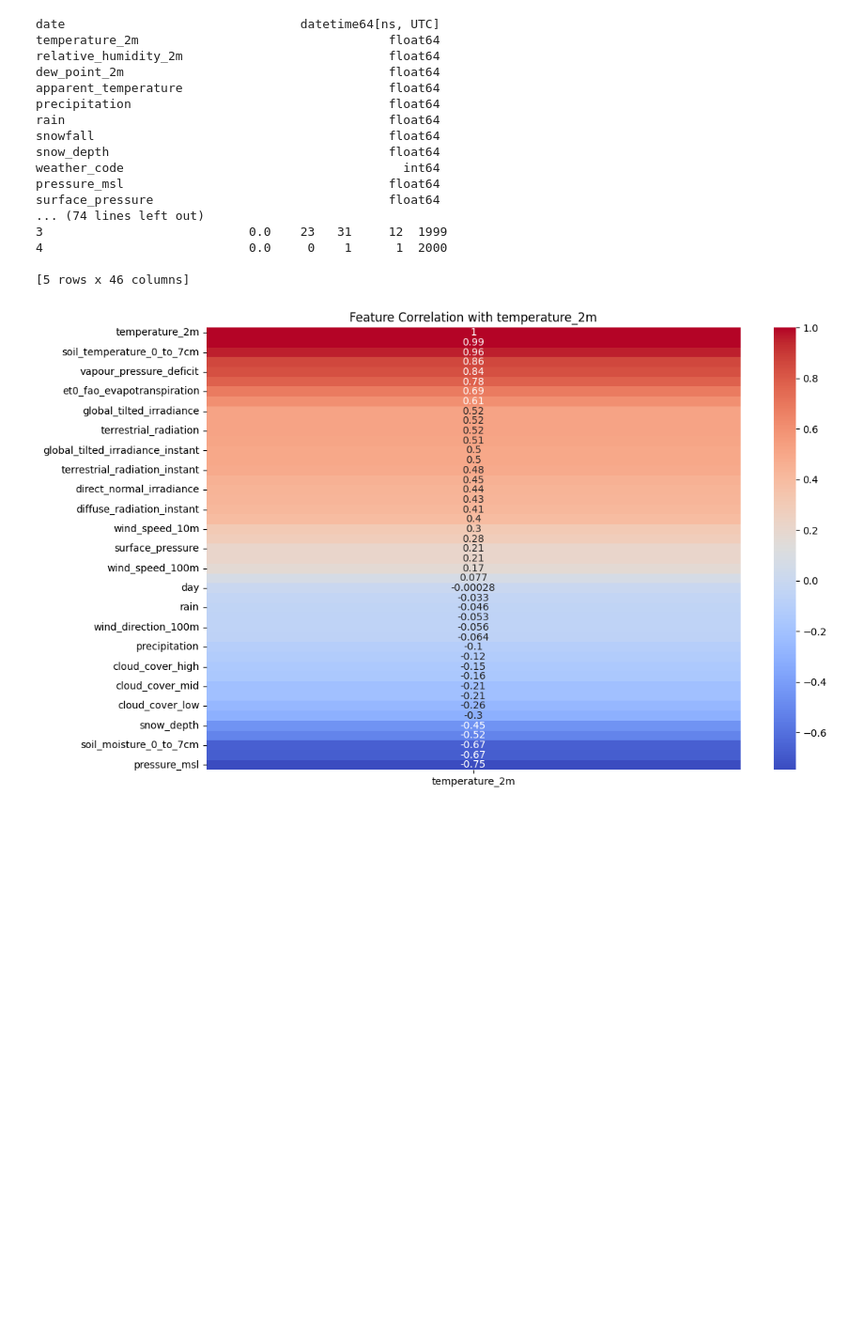
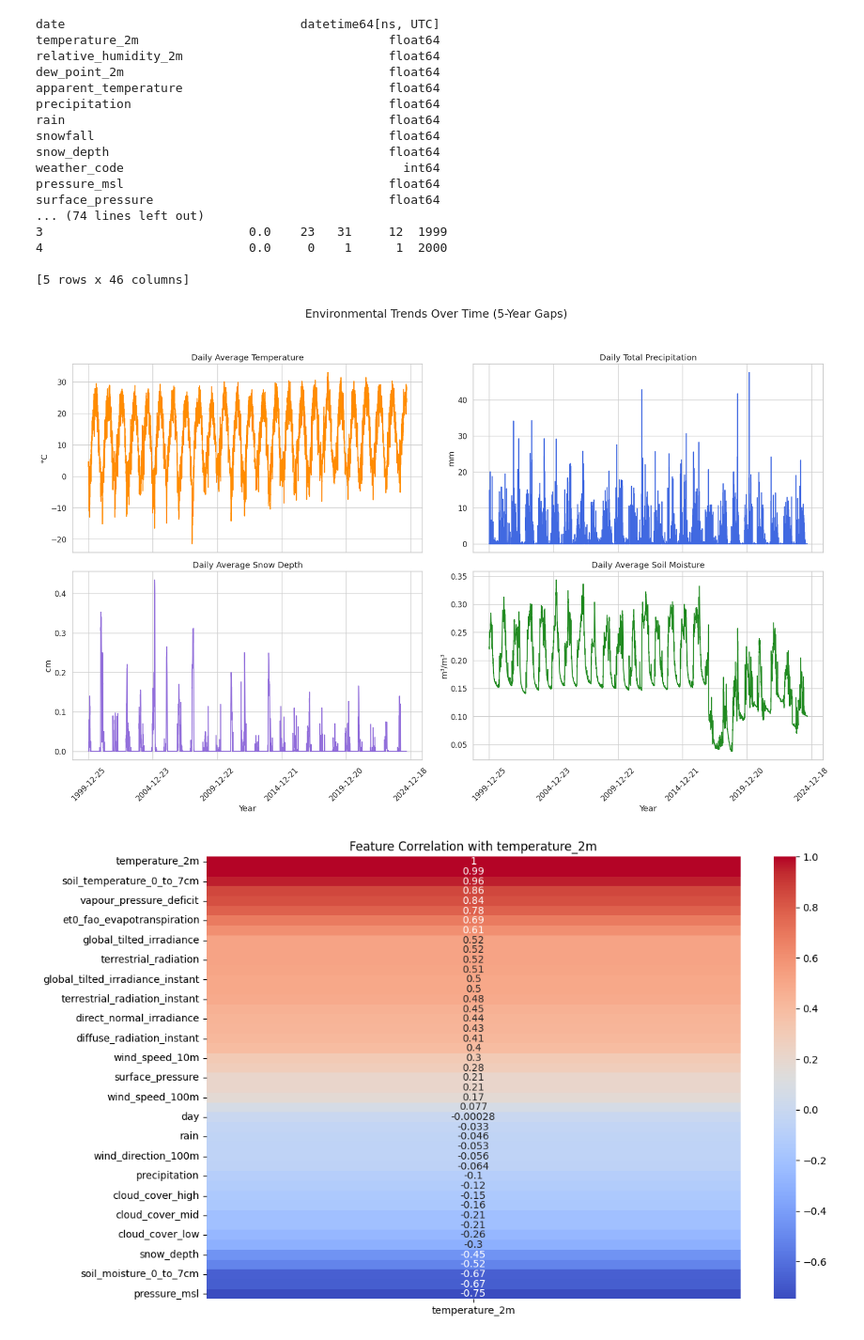
Before and after one commit to Spoiler-xl/climate-model, a Jupyter notebook: climate_model.ipynb, the cells around one changed output. Shown at 94% size. Saved outputs shown, nothing was run; the diff lists cells and outputs as text; code cells hidden in the pictures; blank space fills up the shorter version.

```diff
--- a/climate_model.ipynb
+++ b/climate_model.ipynb
@@ -30,6 +30,7 @@ print(climatedata.head())
 climatedata.isnull().sum()
 climatedata.dropna(inplace=True)
 climatedata.isnull().sum()
+climate_daily= climatedata.copy()
 climatedata.drop(columns=['date'], inplace=True)
 # %% [output]
 date                                datetime64[ns, UTC]
@@ -49,6 +50,60 @@ surface_pressure                                float64
 4                            0.0     0    1      1  2000
 
 [5 rows x 46 columns]
+# %%
+daily_df = climate_daily.resample('D', on='date').agg({
+    'temperature_2m': 'mean',
+    'precipitation': 'sum',
+    'snow_depth': 'mean',
+    'soil_moisture_0_to_7cm': 'mean',
+    'soil_moisture_7_to_28cm': 'mean',
+    'soil_moisture_28_to_100cm': 'mean',
+    'soil_moisture_100_to_255cm': 'mean'
+})
+
+# Average soil moisture across all layers
+daily_df['avg_soil_moisture'] = daily_df[
+    ['soil_moisture_0_to_7cm', 'soil_moisture_7_to_28cm',
+     'soil_moisture_28_to_100cm', 'soil_moisture_100_to_255cm']
+].mean(axis=1)
+
+# Set Seaborn style
+sns.set(style="whitegrid", palette="muted", font_scale=1.1)
+
+# Create figure
+fig, axes = plt.subplots(2, 2, figsize=(18, 12), sharex=True)
+fig.suptitle('Environmental Trends Over Time (5-Year Gaps)', fontsize=18)
+
+# Plot Temperature
+sns.lineplot(ax=axes[0, 0], x=daily_df.index, y=daily_df['temperature_2m'], color='darkorange')
+axes[0, 0].set_title("Daily Average Temperature")
+axes[0, 0].set_ylabel("°C")
+
+# Plot Precipitation
+sns.lineplot(ax=axes[0, 1], x=daily_df.index, y=daily_df['precipitation'], color='royalblue')
+axes[0, 1].set_title("Daily Total Precipitation")
+axes[0, 1].set_ylabel("mm")
+
+# Plot Snow Depth
+sns.lineplot(ax=axes[1, 0], x=daily_df.index, y=daily_df['snow_depth'], color='mediumpurple')
+axes[1, 0].set_title("Daily Average Snow Depth")
+axes[1, 0].set_ylabel("cm")
+
+# Plot Soil Moisture
+sns.lineplot(ax=axes[1, 1], x=daily_df.index, y=daily_df['avg_soil_moisture'], color='forestgreen')
+axes[1, 1].set_title("Daily Average Soil Moisture")
+axes[1, 1].set_ylabel("m³/m³")
+
+# Set 5-year gaps on x-axis
+for ax in axes.flat:
+    ax.set_xlabel("Year")
+    ax.xaxis.set_major_locator(plt.MultipleLocator(365 * 5))  # approx every 5 years
+    ax.tick_params(axis='x', rotation=45)
+
+plt.tight_layout(rect=[0, 0.03, 1, 0.95])
+plt.show()
+# %% [output]
+[figure, added]
 # %%
 # Define target variable (modify based on your goal)
 target_variable = 'temperature_2m'
```
